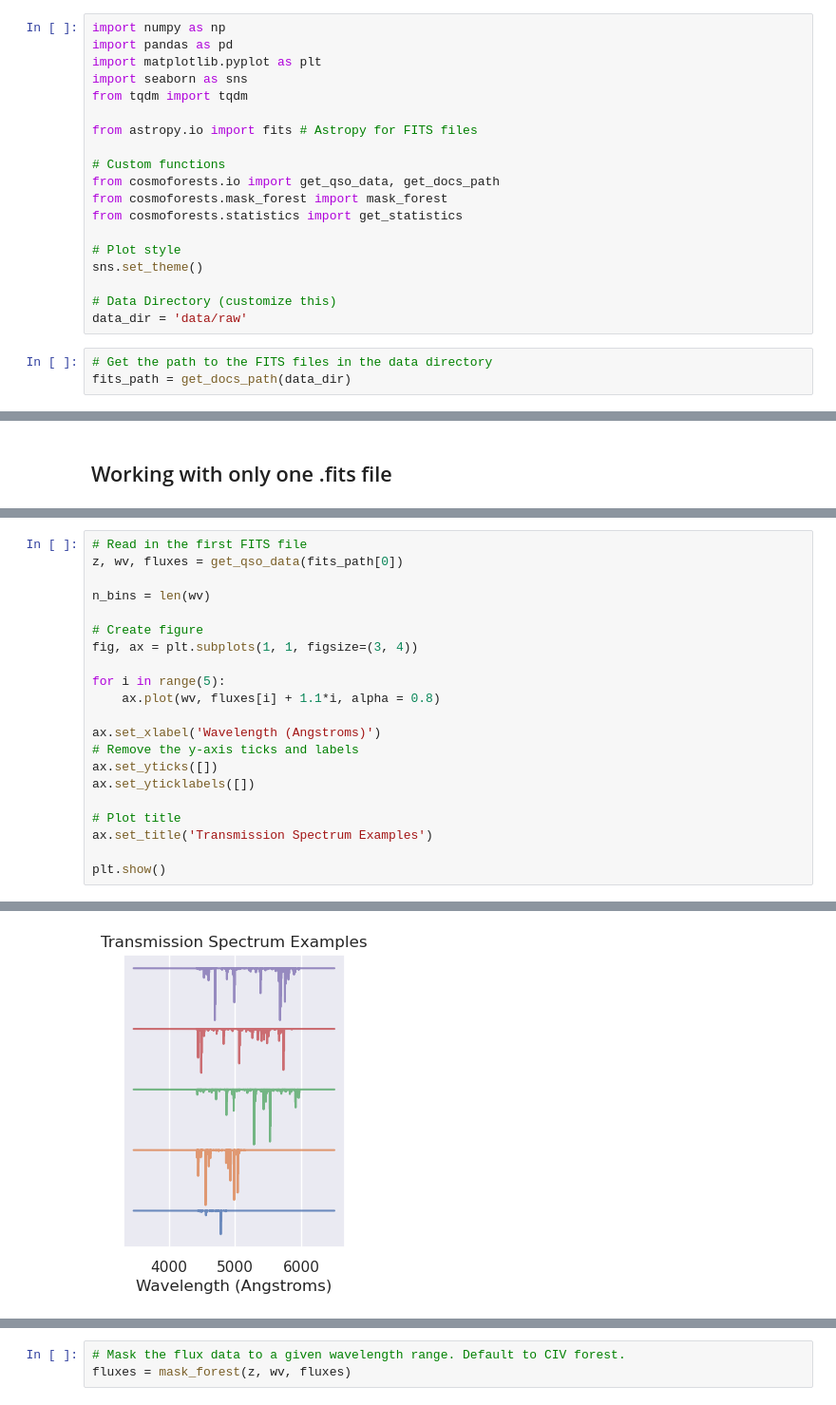
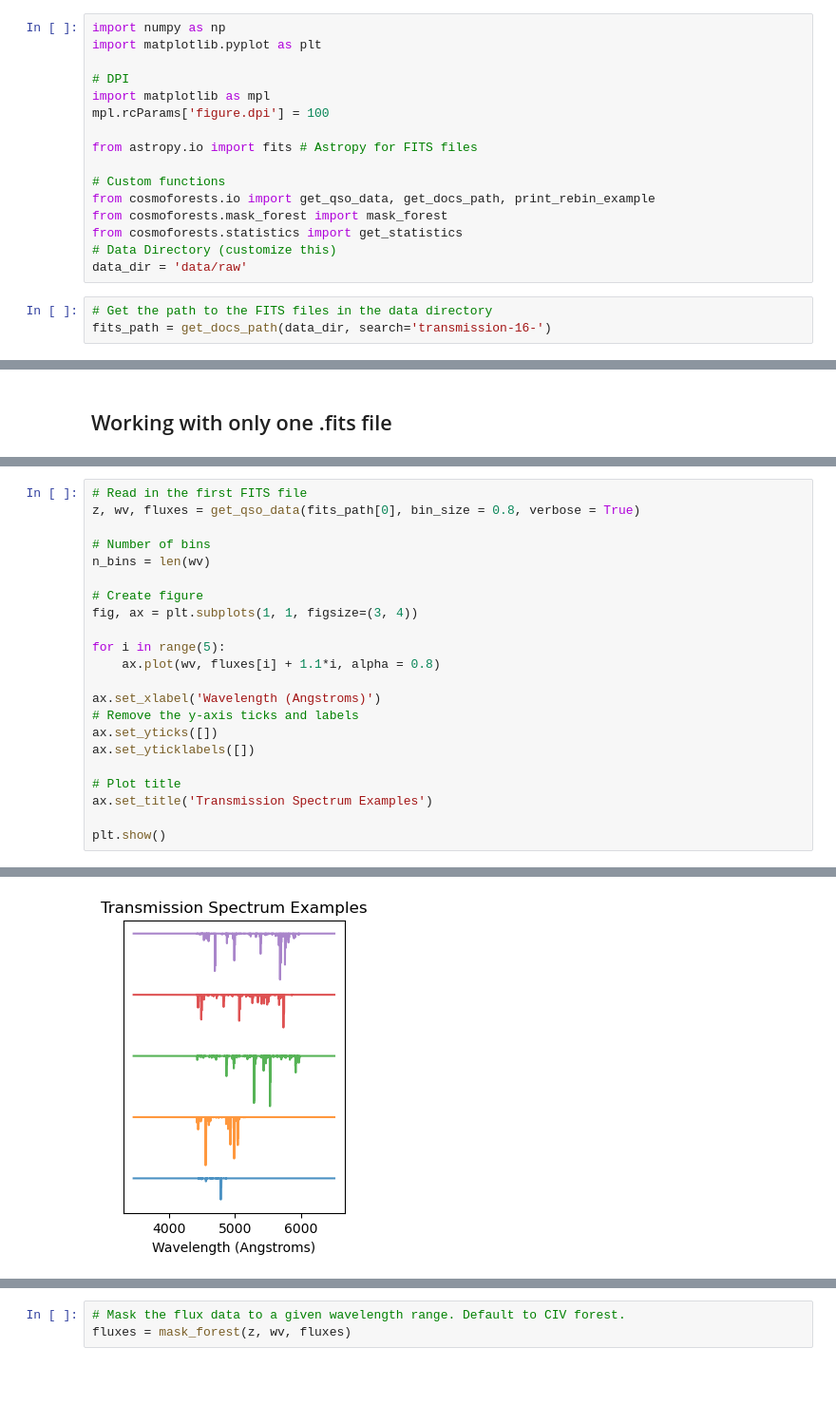
Before and after one commit to GabrielMissael/cosmoforests, a Jupyter notebook: main.ipynb, the cells around one changed output, grey strips where cells are left out. Shown: that part at 95% size. Cells and saved outputs as stored; diff of their text form; blank space fills up the shorter version.

```diff
--- a/main.ipynb
+++ b/main.ipynb
@@ -1,25 +1,22 @@
 # %%
 import numpy as np
-import pandas as pd
 import matplotlib.pyplot as plt
-import seaborn as sns
-from tqdm import tqdm
+
+# DPI
+import matplotlib as mpl
+mpl.rcParams['figure.dpi'] = 100
 
 from astropy.io import fits # Astropy for FITS files
 
 # Custom functions
-from cosmoforests.io import get_qso_data, get_docs_path
+from cosmoforests.io import get_qso_data, get_docs_path, print_rebin_example
 from cosmoforests.mask_forest import mask_forest
 from cosmoforests.statistics import get_statistics
-
-# Plot style
-sns.set_theme()
-
 # Data Directory (customize this)
 data_dir = 'data/raw'
 # %%
 # Get the path to the FITS files in the data directory
-fits_path = get_docs_path(data_dir)
+fits_path = get_docs_path(data_dir, search='transmission-16-')
 # %% [output]
 Number of .fits files = 703
 Path example: data/raw/13/1395/transmission-16-1395.fits.gz
@@ -47,7 +25,8 @@ No.    Name      Ver    Type      Cards   Dimensions   Format
 # %%
 # Read in the first FITS file
-z, wv, fluxes = get_qso_data(fits_path[0])
+z, wv, fluxes = get_qso_data(fits_path[0], bin_size = 0.8, verbose = True)
 
+# Number of bins
 n_bins = len(wv)
 
 # Create figure
@@ -69 +53 @@ plt.show()
-[figure, old version]
+[figure, new version]
```
Also changed, not shown: parts of 12 cells of this notebook.
